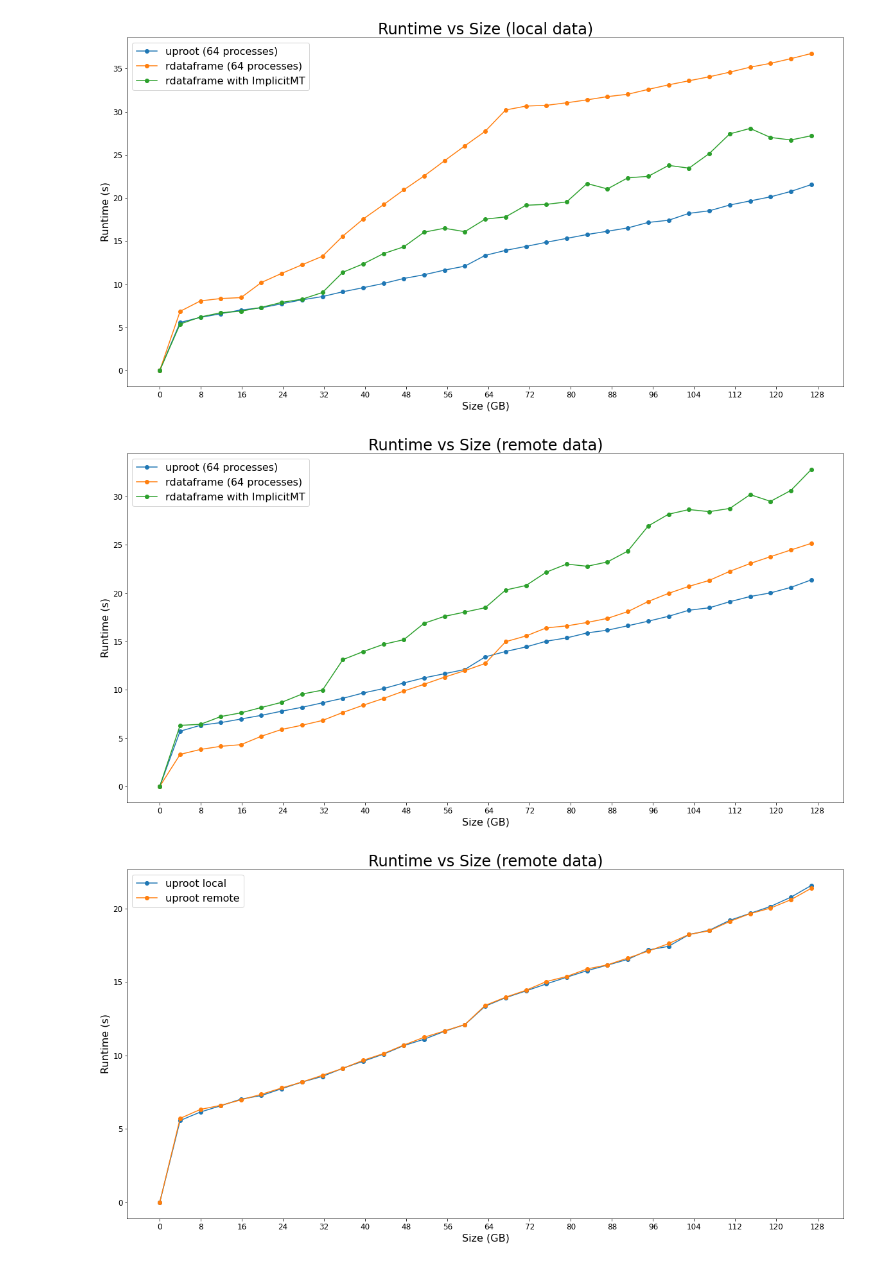
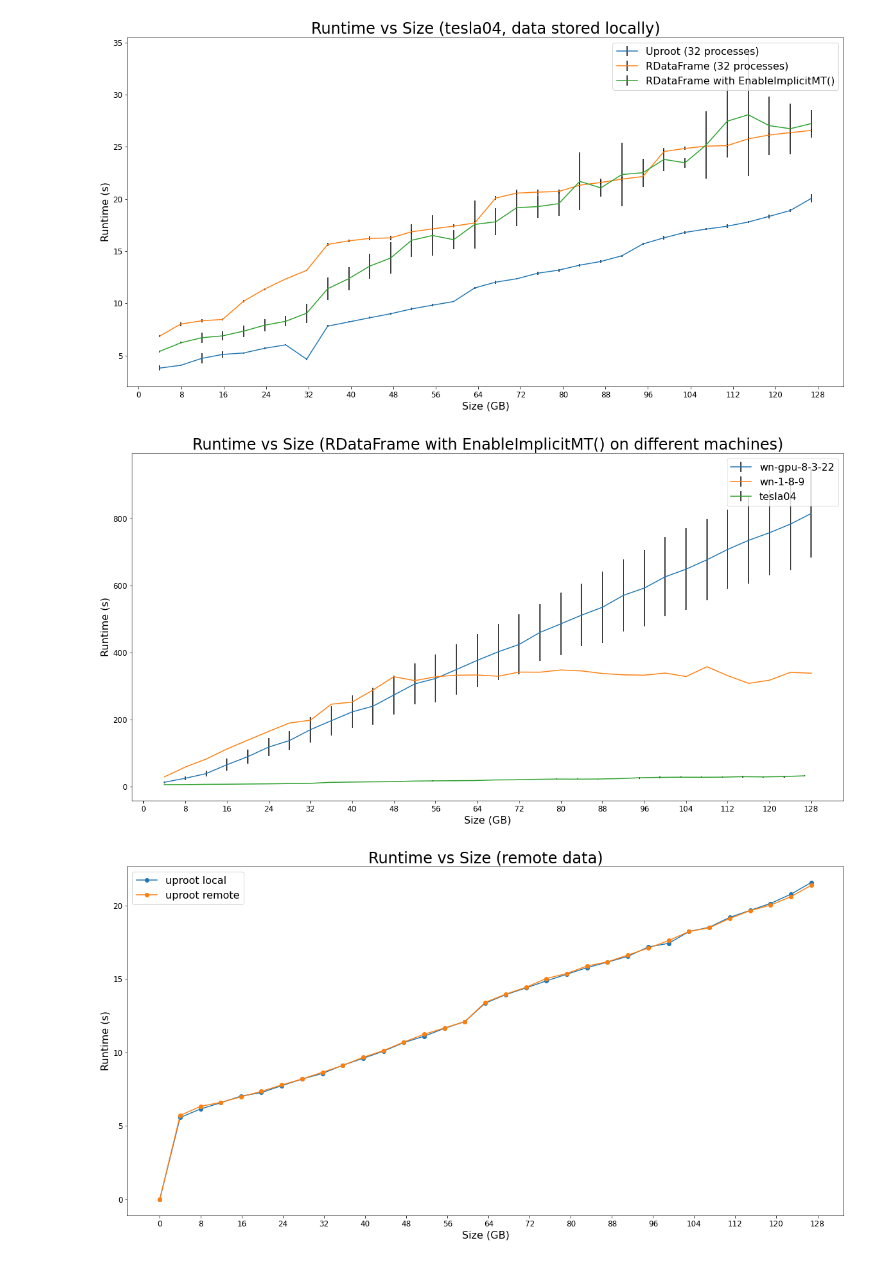
Before and after one commit to bucket420/DOE-INFN-2022, a Jupyter notebook: performance_analysis.ipynb, the cells around one changed output. Cells and saved outputs as stored; diff of their text form; code cells hidden in the pictures.

```diff
--- a/performance_analysis.ipynb
+++ b/performance_analysis.ipynb
@@ -24,6 +24,10 @@ def plot(title, xlabel, ylabel, *args, plot_type=None, log_scale=False):
     for i in range(0, len(args), 2):
         with open(args[i], "r") as f:
             data.append([[float(a) for a in row] for row in csv.reader(f)])
+
+    if "size" in args[0]:
+
+
 
     plt.figure(figsize = (20, 10))
     plt.title(title, fontsize=24)
@@ -40,6 +44,9 @@ def plot(title, xlabel, ylabel, *args, plot_type=None, log_scale=False):
         shorter_length = min(len(data[0][0]), len(data[1][0]))
         plt.plot(data[0][0][:shorter_length], [col_average(data[0])[i] / col_average(data[1])[i] for i in range(shorter_length)], marker="o")
         plt.hlines(y=1, xmin=0, xmax=129, color='red', linestyle ='dashed')
+    elif plot_type == "errorbars":
+        for j in range(len(data)):
+            plt.errorbar(data[j][0], col_average(data[j]), yerr=col_standard_deviation(data[j]), fmt="-", ecolor="black", label=args[2 * j + 1])
     else:
         for j in range(len(data)):
             plt.plot(data[j][0], col_average(data[j]), marker="o", label=args[2 * j + 1])
@@ -78,35 +81,34 @@ plot('Speed-up vs Processes (local data)',
 # %%
-plot('Runtime vs Size (local data)',
+plot('Runtime vs Size (tesla04, data stored locally)',
      'Size (GB)',
      'Runtime (s)',
-     "runtime_tests_uproot/tesla/runtime_vs_size_mp_64_128_4_10.csv",
-     "uproot (64 processes)",
-     "runtime_tests_rdf/tesla/runtime_vs_size_mp_64_128_4_10.csv",
-     "rdataframe (64 processes)",
+     "runtime_tests_uproot/tesla/runtime_vs_size_mp_32_128_4_10.csv",
+     "Uproot (32 processes)",
+     "runtime_tests_rdf/tesla/runtime_vs_size_mp_32_128_4_10.csv",
+     "RDataFrame (32 processes)",
 #      "runtime_tests_uproot/tesla/runtime_vs_size_128_4_10.csv",
 #      "uproot without multiprocessing",
      "runtime_tests_rdf/tesla/runtime_vs_size_128_4_10.csv",
-     "rdataframe with ImplicitMT",
+     "RDataFrame with EnableImplicitMT()",
 #      log_scale=True
+     plot_type="errorbars"
     )
 # %% [output]
-[figure, old version]
+[figure, new version]
 # %%
-plot('Runtime vs Size (remote data)',
+plot('Runtime vs Size (RDataFrame with EnableImplicitMT() on different machines)',
      'Size (GB)',
      'Runtime (s)',
-     "runtime_tests_uproot/tesla_remote/runtime_vs_size_mp_64_128_4_10.csv",
-     "uproot (64 processes)",
-     "runtime_tests_rdf/tesla_remote/runtime_vs_size_mp_64_128_4_10.csv",
-     "rdataframe (64 processes)",
-#      "runtime_tests_uproot/tesla_remote/runtime_vs_size_128_4_10.csv",
-#      "uproot without multiprocessing",
+     "runtime_tests_rdf/wn-gpu-8-3-22/runtime_vs_size_128_4_20.csv",
+     "wn-gpu-8-3-22",
+     "runtime_tests_rdf/wn-1-8-9/runtime_vs_size_128_4_20.csv",
+     "wn-1-8-9",
      "runtime_tests_rdf/tesla_remote/runtime_vs_size_128_4_10.csv",
-     "rdataframe with ImplicitMT",
-#      log_scale=True
+     "tesla04",
+     plot_type="errorbars"
     )
 # %% [output]
-[figure, old version]
+[figure, new version]
 # %%
 plot('Runtime vs Size (remote data)',
      'Size (GB)',
```
Also changed, not shown: parts of 2 cells of this notebook, 33 other files.
